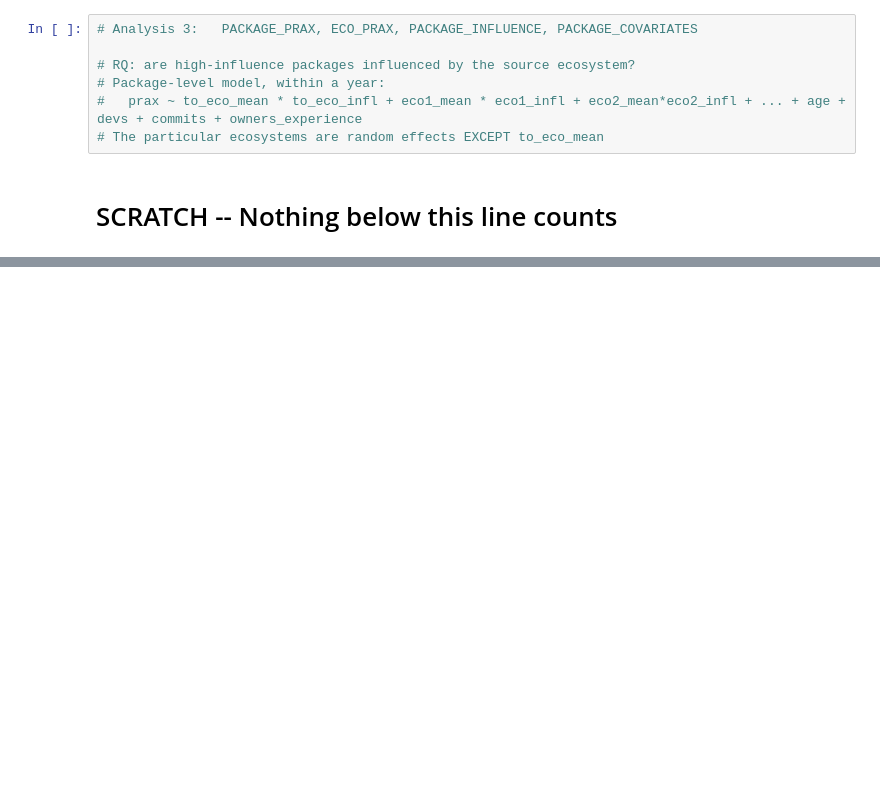
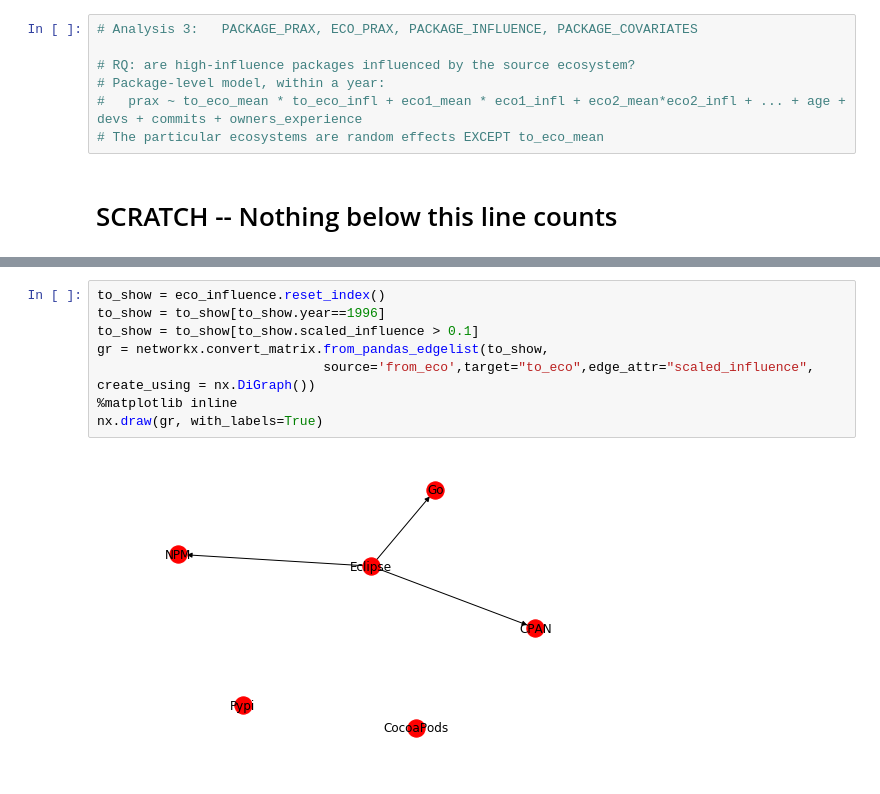
Before and after one commit to cbogart/dev-migration, a Jupyter notebook: scripts/Target Analysis.ipynb, the cells around one changed output, grey strips where cells are left out. Saved outputs shown, nothing was run; the diff lists cells and outputs as text; blank space fills up the shorter version.

```diff
--- a/scripts/Target Analysis.ipynb
+++ b/scripts/Target Analysis.ipynb
@@ -106,0 +130,10 @@ eco_influence[otherlinks].loc[("Eclipse",slice(None),2012),"scaled_influence"].i
+# %%
+to_show = eco_influence.reset_index()
+to_show = to_show[to_show.year==1996]
+to_show = to_show[to_show.scaled_influence > 0.1]
+gr = networkx.convert_matrix.from_pandas_edgelist(to_show,
+                             source='from_eco',target="to_eco",edge_attr="scaled_influence", create_using = nx.DiGraph())
+%matplotlib inline
+nx.draw(gr, with_labels=True)
+# %% [output]
+[figure, added]
```
Also changed, not shown: parts of 25 cells of this notebook, 2 other files.
